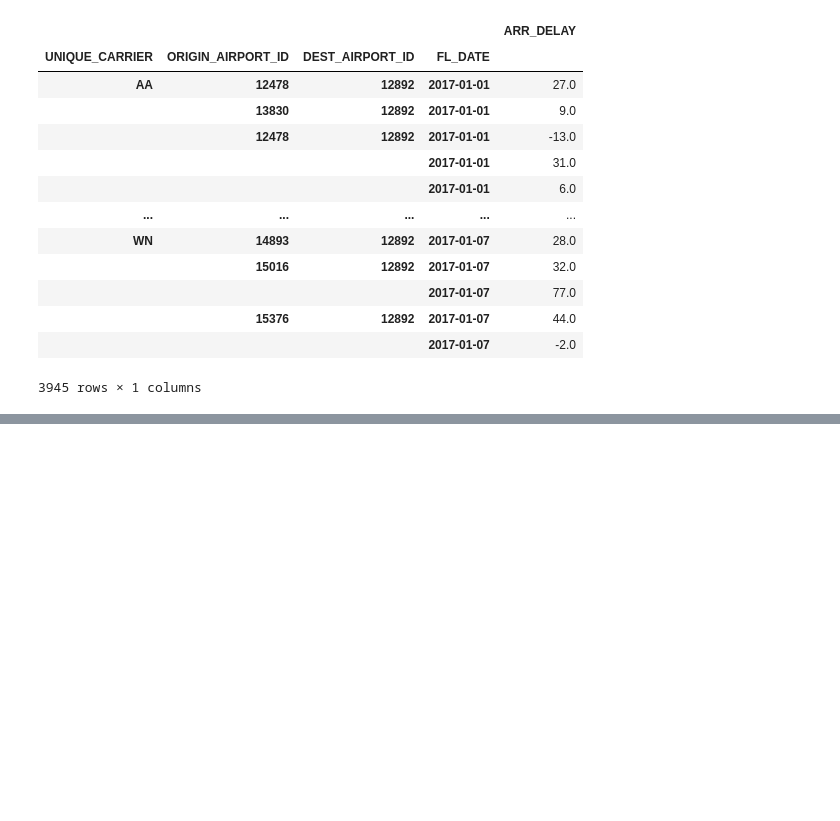
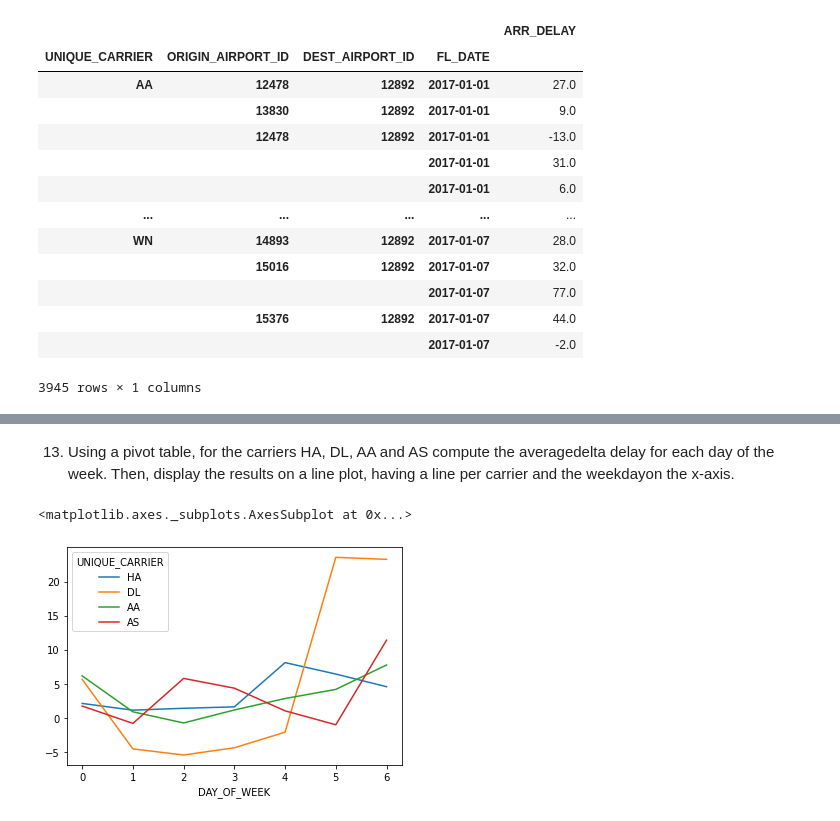
Before and after one commit to francescodisalvo05/Data-Science-Lab-Exercises, a Jupyter notebook: Notebooks/5-Laboratory-04-11-2020.ipynb, the cells around one changed output, grey strips where cells are left out. Drawn from its saved outputs; the diff is of its cells as text; code cells hidden in the pictures; blank space fills up the shorter version.

```diff
--- a/Notebooks/5-Laboratory-04-11-2020.ipynb
+++ b/Notebooks/5-Laboratory-04-11-2020.ipynb
@@ -546,0 +621,15 @@ df_multi.loc[unique_carriers,:,:,date_list].query("DEST == 'LAX'")[["ARR_DELAY"]
+# %% [markdown]
+13. Using a pivot table, for the carriers HA, DL, AA and AS compute the averagedelta delay for each day of the week. Then, display the results on a line plot, having a line per carrier and the weekdayon the x-axis.
+# %%
+# check if it is possible to filter in advice (in the pivot table)
+# those values
+
+filterList = ['HA','DL','AA','AS']
+df_piv3 = df_flight.pivot_table('DELAY_DELTA',
+                               columns='UNIQUE_CARRIER',
+                               index='DAY_OF_WEEK',
+                               aggfunc='mean')
+df_piv2[filterList].plot()
+# %% [output]
+<matplotlib.axes._subplots.AxesSubplot at 0x...>
+[figure, added]
```
Also changed, not shown: parts of 10 cells of this notebook.
